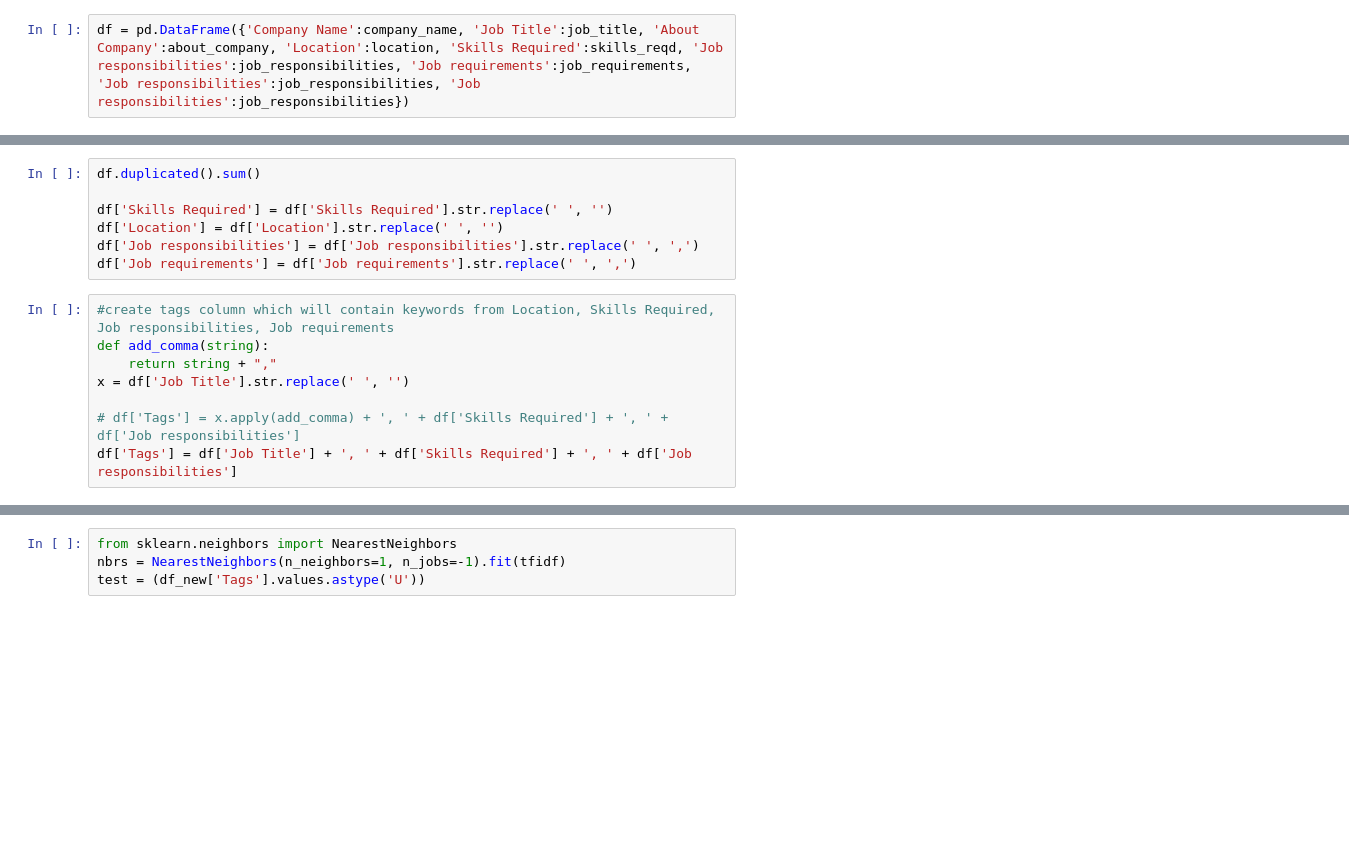
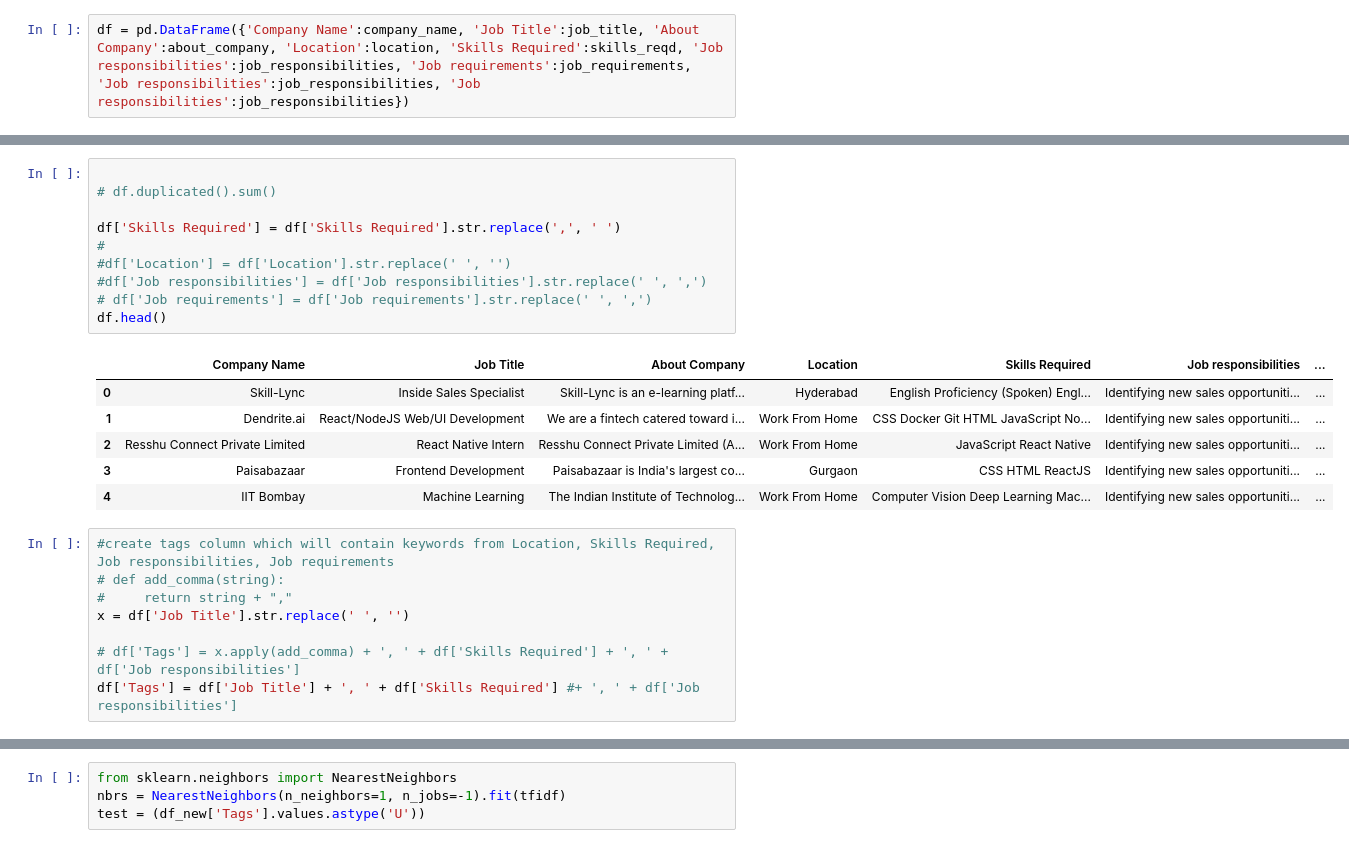
Before and after one commit to Dksie09/HireMe, a Jupyter notebook: main.ipynb, the cells around one changed output, grey strips where cells are left out. Cells and saved outputs as stored; diff of their text form; blank space fills up the shorter version.

```diff
--- a/main.ipynb
+++ b/main.ipynb
@@ -235,18 +196,28 @@ df.sample(5)
 # %%
-df.duplicated().sum()
 
-df['Skills Required'] = df['Skills Required'].str.replace(' ', '')
-df['Location'] = df['Location'].str.replace(' ', '')
-df['Job responsibilities'] = df['Job responsibilities'].str.replace(' ', ',')
-df['Job requirements'] = df['Job requirements'].str.replace(' ', ',')
+# df.duplicated().sum()
+
+df['Skills Required'] = df['Skills Required'].str.replace(',', ' ')
+#
+#df['Location'] = df['Location'].str.replace(' ', '')
+#df['Job responsibilities'] = df['Job responsibilities'].str.replace(' ', ',')
+# df['Job requirements'] = df['Job requirements'].str.replace(' ', ',')
+df.head()
+# %% [output]
+|  | Company Name | Job Title | About Company | Location | Skills Required | Job responsibilities | ... |
+| 0 | Skill-Lync | Inside Sales Specialist | Skill-Lync is an e-learning platf... | Hyderabad | English Proficiency (Spoken) Engl... | Identifying new sales opportuniti... | ... |
+| 1 | Dendrite.ai | React/NodeJS Web/UI Development | We are a fintech catered toward i... | Work From Home | CSS Docker Git HTML JavaScript No... | Identifying new sales opportuniti... | ... |
+| 2 | Resshu Connect Private Limited | React Native Intern | Resshu Connect Private Limited (A... | Work From Home | JavaScript React Native | Identifying new sales opportuniti... | ... |
+| 3 | Paisabazaar | Frontend Development | Paisabazaar is India's largest co... | Gurgaon | CSS HTML ReactJS | Identifying new sales opportuniti... | ... |
+| 4 | IIT Bombay | Machine Learning | The Indian Institute of Technolog... | Work From Home | Computer Vision Deep Learning Mac... | Identifying new sales opportuniti... | ... |
 # %%
 #create tags column which will contain keywords from Location, Skills Required, Job responsibilities, Job requirements
-def add_comma(string):
-    return string + ","
+# def add_comma(string):
+#     return string + ","
 x = df['Job Title'].str.replace(' ', '')
 
 # df['Tags'] = x.apply(add_comma) + ', ' + df['Skills Required'] + ', ' + df['Job responsibilities']
-df['Tags'] = df['Job Title'] + ', ' + df['Skills Required'] + ', ' + df['Job responsibilities']
+df['Tags'] = df['Job Title'] + ', ' + df['Skills Required'] #+ ', ' + df['Job responsibilities']
 # %%
 df.head()
 # %% [output]
```
Also changed, not shown: parts of 32 cells of this notebook, 2 other files.
